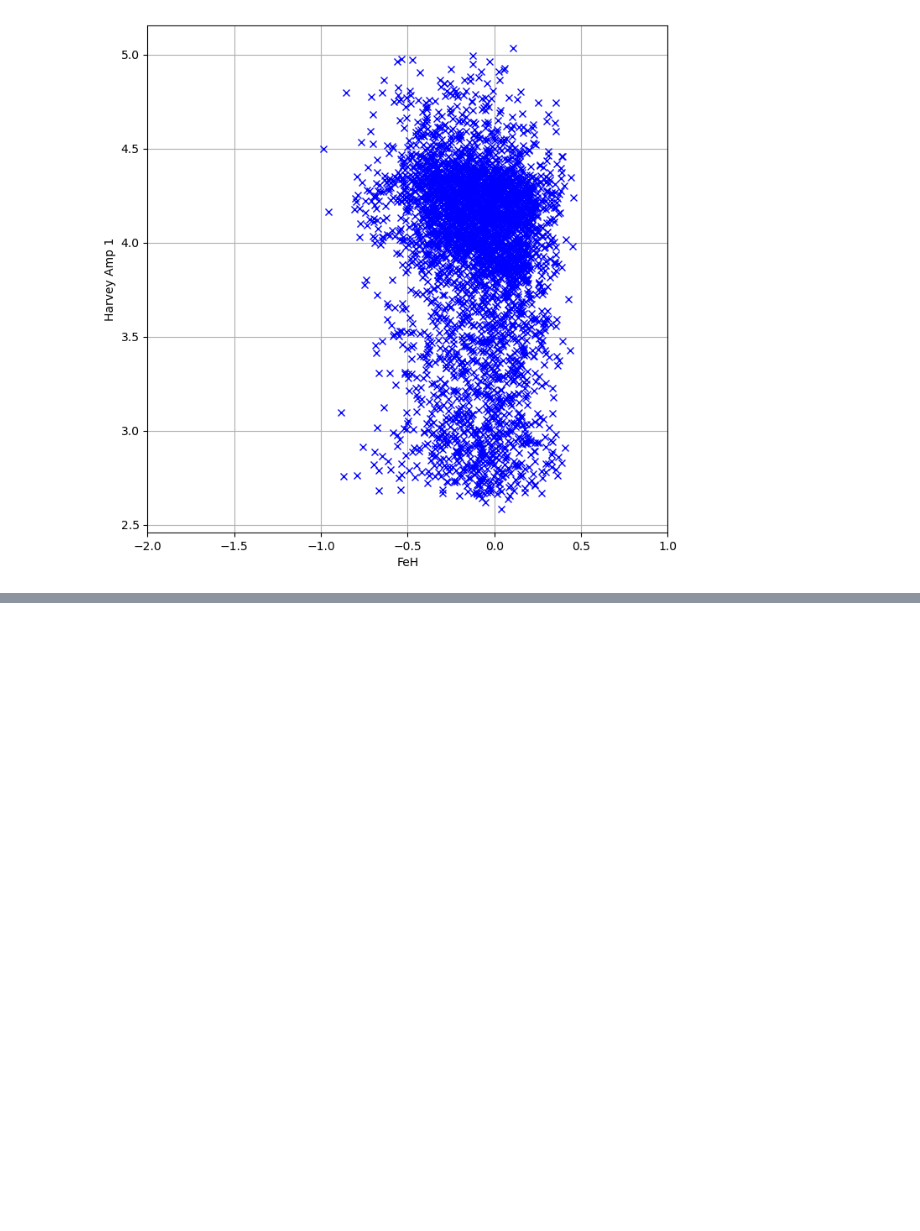
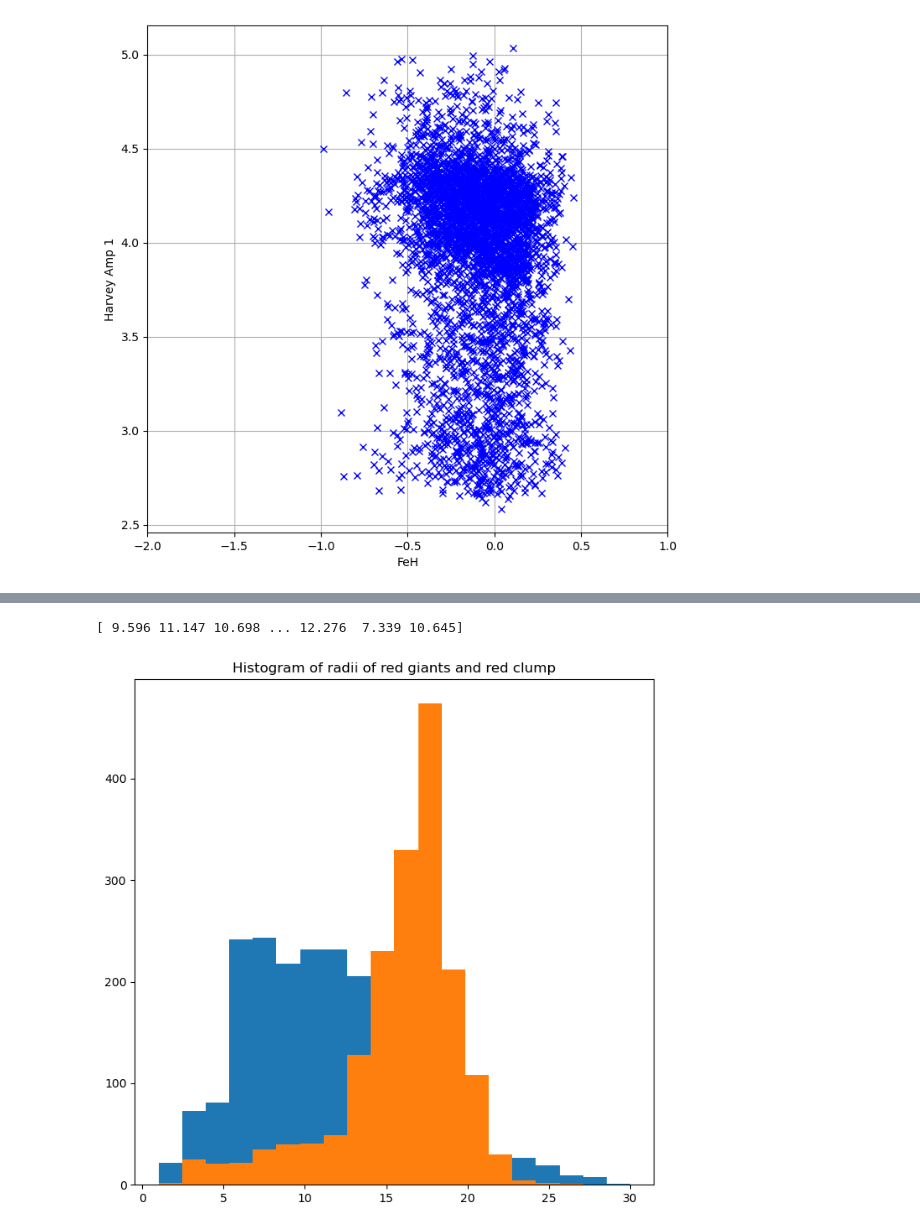
Before and after one commit to pollygecko/sharing-APOGEE_APOKASC, a Jupyter notebook: SSI APOGEE and APOKASC Stars.ipynb, the cells around one changed output, grey strips where cells are left out. Saved outputs shown, nothing was run; the diff lists cells and outputs as text; code cells hidden in the pictures; blank space fills up the shorter version.

```diff
--- a/SSI APOGEE and APOKASC Stars.ipynb
+++ b/SSI APOGEE and APOKASC Stars.ipynb
@@ -159,7 +161,10 @@ array([1., 2., 2., ..., 2., 2., 1.])
 # %%
 import numpy as np
 common_KIC, Teff_indexes, Amp_indexes = np.intersect1d(KIC_num, KIC_back, return_indices=True)
-good_indecies = np.where(Teff_A[Teff_indexes] > 0)
+good_indecies = np.where(Teff_A[Teff_indexes]*Huber_radius[Teff_indexes] > 0)
+print(np.where(Teff_A[Teff_indexes] < 0))
+print(np.where(Huber_radius[Teff_indexes] < 0))
+
 Amp_indexes = Amp_indexes[good_indecies]
 Teff_indexes = Teff_indexes[good_indecies]
 logg_final = Logg_A[Teff_indexes]
@@ -167,15 +172,29 @@ logg_final_err = Logg_err[Teff_indexes]
 Teff_final = Teff_A[Teff_indexes]
 Teff_final_err = Teff_err[Teff_indexes]
 Teff_err_log = ((Teff_final_err)/(Teff_final))/np.log(10)
-#print(Teff_err_log)
+
+Huber_radius_final = Huber_radius[Teff_indexes]
+Huber_radius_err_final = (np.sqrt(Huber_radius_P_err[Teff_indexes])) * (np.sqrt(np.abs(Huber_radius_M_err[Teff_indexes])))
+
+print(Huber_radius_err_final)
+
+print(Huber_radius_err_final/Huber_radius_final)
 FeH_final = FeH_A[Teff_indexes]
 FeH_final_err = FeH_err[Teff_indexes]
 Amp_HV1_final = Amp_HV1[Amp_indexes]
+Amp_HV1_R =  Amp_HV1[Amp_indexes] * Huber_radius_final
 Amp_HV1_final_err = Amp_HV1_err[Amp_indexes]
+print(Amp_HV1_final_err)
+Amp_HV1_R_err = ((Amp_HV1_err[Amp_indexes]/Amp_HV1[Amp_indexes]) + (Huber_radius_err_final/Huber_radius_final)) * Amp_HV1_R
+print(Amp_HV1_R_err)
 Amp_HV2_final = Amp_HV2[Amp_indexes]
+Amp_HV2_R = Amp_HV2[Amp_indexes] * Huber_radius_final
+Amp_HV2_R_err = ((Amp_HV2_err[Amp_indexes]/Amp_HV2[Amp_indexes]) + (Huber_radius_err_final/Huber_radius_final)) * Amp_HV2_R
 Amp_HV2_final_err = Amp_HV2_err[Amp_indexes]
+print(Amp_HV2_final_err/Amp_HV2_final)
+print(Amp_HV2_R_err/Amp_HV2_R)
 Evol_stage_final = Evol_stage[Amp_indexes]
-print(Evol_stage_final)
+#print(Evol_stage_final)
 Freq_HV1_final = Freq_HV1[Amp_indexes]
 Freq_HV1_final_err = Freq_HV1_err[Amp_indexes]
 Freq_HV2_final = Freq_HV2[Amp_indexes]
@@ -184,9 +203,11 @@ Amp_HV1_err_log = ((Amp_HV1_final_err)/(Amp_HV1_final))/np.log(10)
 Amp_HV2_err_log = ((Amp_HV2_final_err)/(Amp_HV2_final))/np.log(10)
 Freq_HV1_err_log = ((Freq_HV1_final_err)/(Freq_HV1_final))/np.log(10)
 Freq_HV2_err_log = ((Freq_HV2_final_err)/(Freq_HV2_final))/np.log(10)
+Amp_HV1_R_err_log = ((Amp_HV1_R_err)/(Amp_HV1_R))/np.log(10)
+Amp_HV2_R_err_log = ((Amp_HV2_R_err)/(Amp_HV2_R))/np.log(10)
 #print(Amp_HV1, Amp_HV1_final_err)
 #print(Amp_HV1_err_log, Amp_HV2_err_log, Freq_HV1_err_log, Freq_HV2_err_log)
-print(Amp_HV1_final_err, Amp_HV2_final_err, Freq_HV1_final_err, Freq_HV2_final_err)
+#print(Amp_HV1_final_err, Amp_HV2_final_err, Freq_HV1_final_err, Freq_HV2_final_err)
 #Teff_final = Teff_final[good_indecies]
 #print(FeH_final)
 #print(min(FeH_final))
@@ -507,0 +613,14 @@ plt.show()
+# %%
+%matplotlib inline
+figure(figsize=(8,8), dpi=100)
+print(Huber_radius_final[red_giant])
+plt.hist(Huber_radius_final[red_giant], bins = 20, range = (1, 30))
+plt.hist(Huber_radius_final[red_clump], bins = 20, range = (1, 30))
+
+plt.title('Histogram of radii of red giants and red clump')
+plt.show()
+#red clump stars are larger -- larger granules
+#histogram of radii -- label
+# %% [output]
+[ 9.596 11.147 10.698 ... 12.276  7.339 10.645]
+[figure, added]
```
Also changed, not shown: parts of 17 cells of this notebook.
